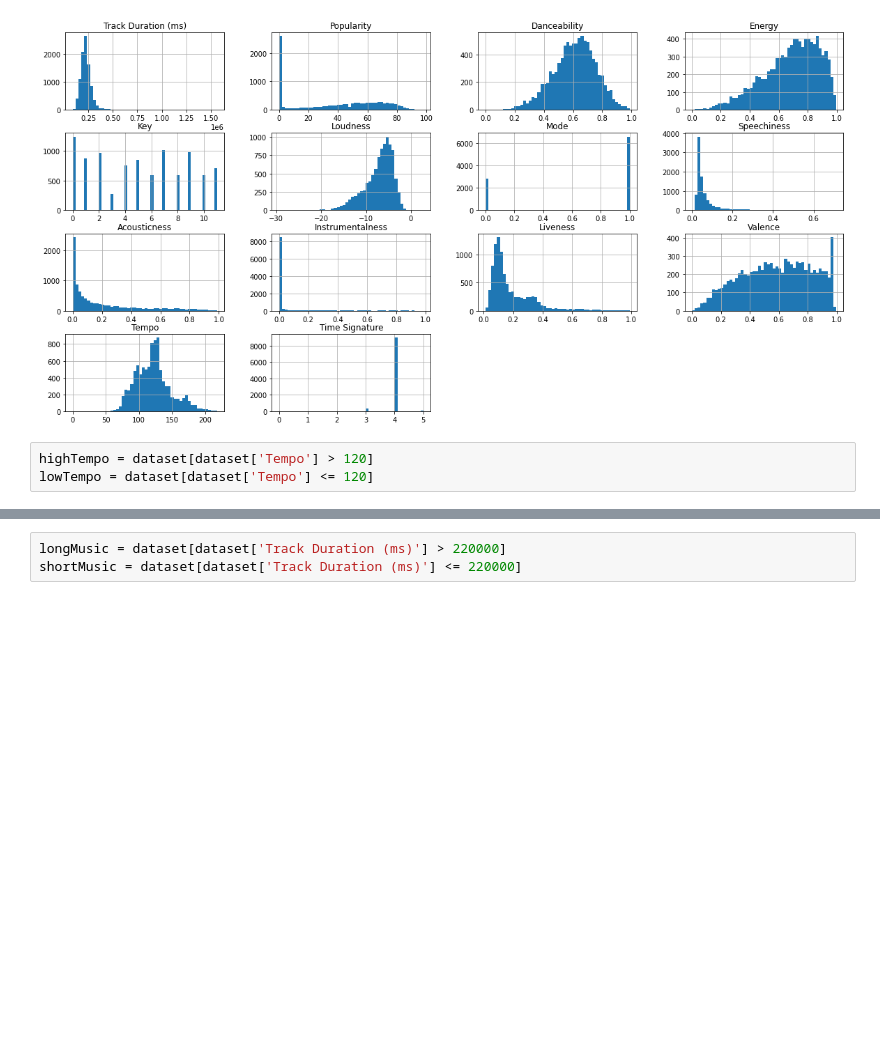
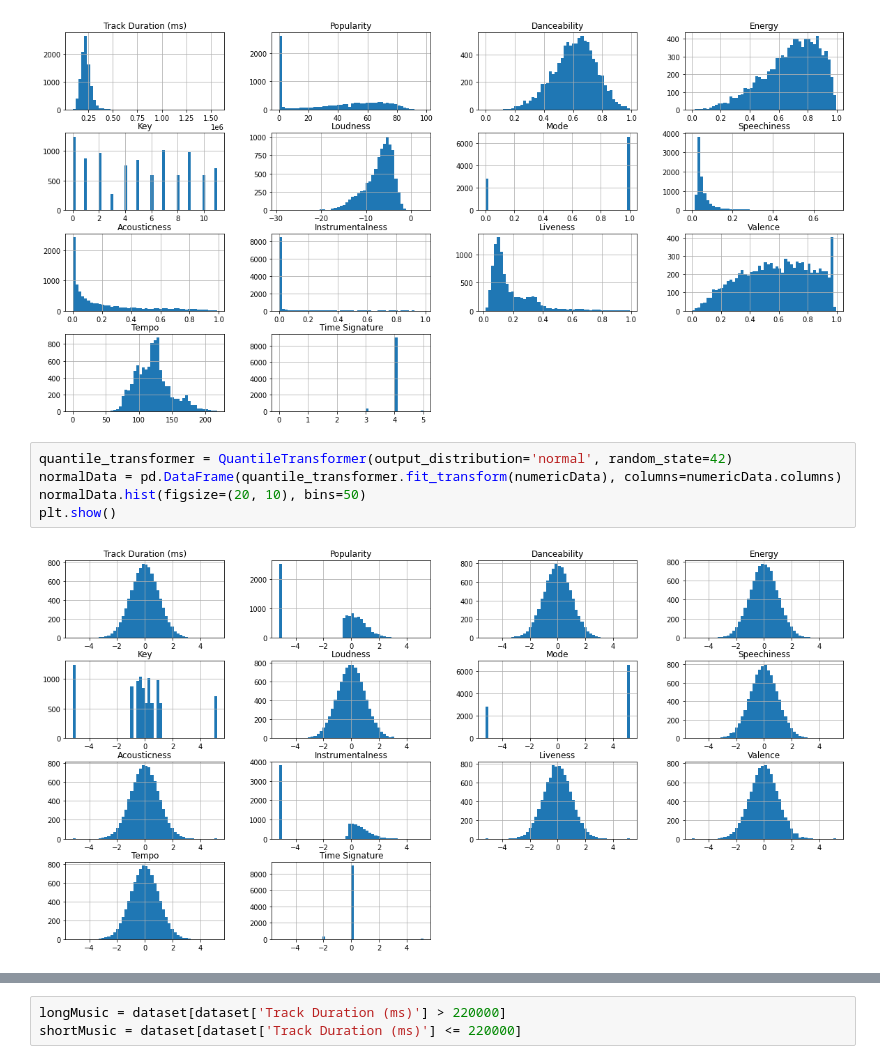
Before and after one commit to alib2014/Data-science, a Jupyter notebook: Statistic test/spotify.ipynb, the cells around one changed output, grey strips where cells are left out. Drawn from its saved outputs; the diff is of its cells as text; blank space fills up the shorter version.

```diff
--- a/Statistic test/spotify.ipynb
+++ b/Statistic test/spotify.ipynb
@@ -92,6 +93,10 @@ dataset.hist(figsize=(20, 10), bins=50)
 plt.show()
 # %% [output]
 [figure]
-# %%
-highTempo = dataset[dataset['Tempo'] > 120]
-lowTempo = dataset[dataset['Tempo'] <= 120]
+# %%
+quantile_transformer = QuantileTransformer(output_distribution='normal', random_state=42)
+normalData = pd.DataFrame(quantile_transformer.fit_transform(numericData), columns=numericData.columns)
+normalData.hist(figsize=(20, 10), bins=50)
+plt.show()
+# %% [output]
+[figure, added]
```
Also changed, not shown: parts of 16 cells of this notebook.
